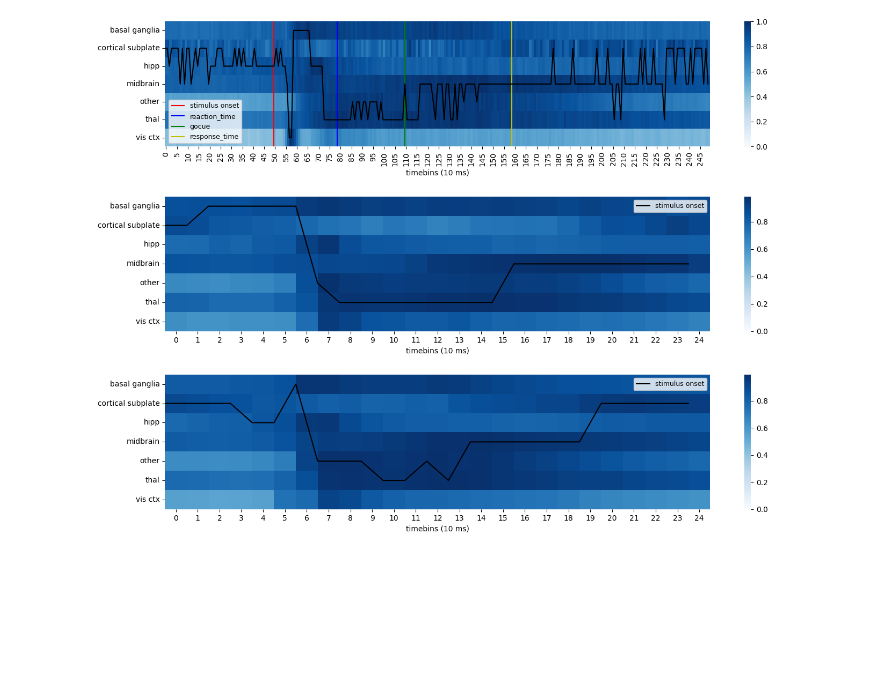
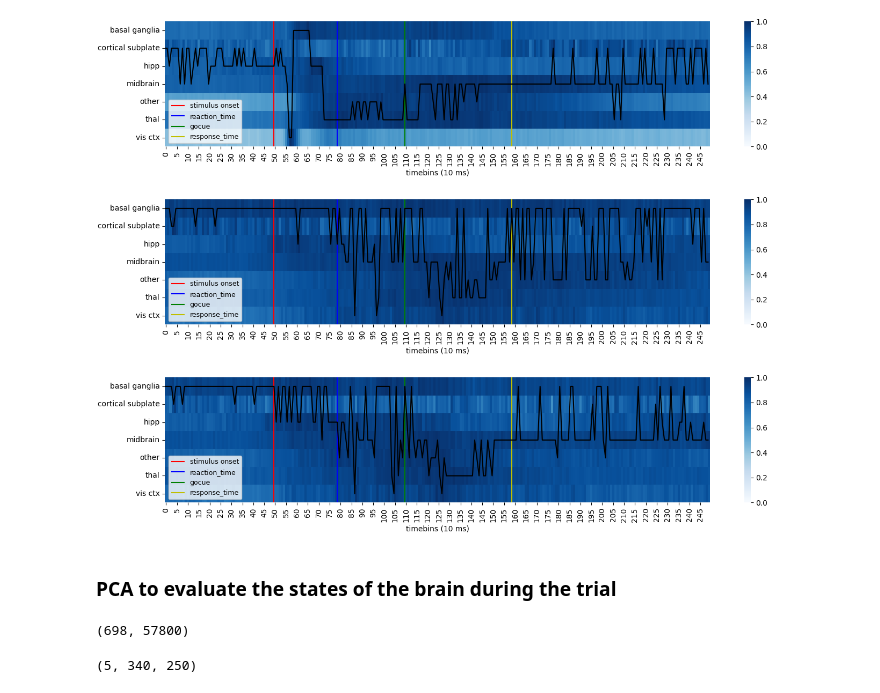
Before and after one commit to camilosada/Flow-of-information, a Jupyter notebook: data_presentation.ipynb, the cells around one changed output. Saved outputs shown, nothing was run; the diff lists cells and outputs as text; code cells hidden in the pictures; blank space fills up the shorter version.

```diff
--- a/data_presentation.ipynb
+++ b/data_presentation.ipynb
@@ -211,7 +211,7 @@ dataset_ST = dat_ST[mice]
 
 print("Mouse name: ",dataset['mouse_name'])
 
-idx = np.where(np.logical_and(vis_left == 0, vis_right > 0))[0]
+idx = np.where(np.logical_and(vis_left == 0, vis_right > 0,response==-1))[0]
 trial_dat_raster_ST=dataset_ST['ss'][:,idx]
 
 for i_trial in range(0,3):#trial_dat_raster_ST.shape[1]
@@ -287,8 +234,8 @@ for i in range(39):
     vis_right_area = data_n['contrast_right']  # 0 - low - high
     vis_left_area = data_n['contrast_left']  # 0 - low - high
     # stimulus on the right, response right (correct responses)
-    mask_trials = np.logical_and(vis_left_area == 0, vis_right_area > 0,response_area ==-1)
-    areas,areas_firing = select_areas_firing(data_n,mask_trials)
+    mask_trials = np.logical_and(vis_left_area == 0, vis_right_area >0,response_area==-1)
+    areas,areas_firing = utils.select_areas_firing(data_n,mask_trials)
     all_areas.append(areas)
     all_areas_firing.append(areas_firing)
 
@@ -324,8 +271,8 @@ for i in range(39):
     vis_left_area = data_n['contrast_left']  # 0 - low - high
     feedback_area = data_n['feedback_type'] # 1 reward - -1 noise
     # stimulus on the left, response left (correct responses)
-    mask_trials = np.logical_and(vis_left_area > 0, vis_right_area == 0,response_area ==1)
-    areas,areas_firing = select_areas_firing(data_n,mask_trials)
+    mask_trials = np.logical_and(vis_left_area == 0, vis_right_area == 0,response_area !=0)
+    areas,areas_firing = utils.select_areas_firing(data_n,mask_trials)
     all_areas.append(areas)
     all_areas_firing.append(areas_firing)
 
@@ -346,9 +293,9 @@ for i_area in areas_unique:
 
     firing_areas.append(np.concatenate(firing_area_n))#(firing_area_n) # each element in the list correspond to one area and contain fr of all datasets
 # %%
-plot_areas_spks(firing_areas,areas_unique)
+utils.plot_areas_spks(firing_areas,areas_unique)
 # %% [output]
-[figure, old version]
+[figure, new version]
 # %%
 all_areas = []
 all_areas_firing=[]
@@ -383,7 +330,7 @@ for i_area in areas_unique:
 
     firing_areas.append(np.concatenate(firing_area_n))#(firing_area_n) # each element in the list correspond to one area and contain fr of all datasets
 # %%
-plot_areas_spks(firing_areas,areas_unique)
+utils.plot_areas_spks(firing_areas,areas_unique)
 # %% [output]
-[figure, old version]
+[figure, new version]
 # %%
@@ -390,0 +338,16 @@ plt.close('all')
+# %% [markdown]
+### PCA to evaluate the states of the brain during the trial
+# %%
+i_start = 0
+i_end = 170
+dat_right_left = np.reshape(dataset['spks'][:, :, i_start:i_end], (NN, -1)) # from 100 ms before stimulus to s after stimulus
+print(dat_right_left.shape)
+dat_right_left_z = utils.z_score(dat_right_left)#dat_right_left - np.mean(dat_right_left, axis=1)[:, np.newaxis]
+model = PCA(n_components=5).fit(dat_right_left_z.T)
+W = model.components_
+pc_10ms = W @ np.reshape(dataset['spks'], (NN, -1))
+pc_10ms = np.reshape(pc_10ms, (5, -1, NT))
+pc_10ms.shape
+# %% [output]
+(698, 57800)
+(5, 340, 250)
```
Also changed, not shown: parts of 8 cells of this notebook, 1 other file.
